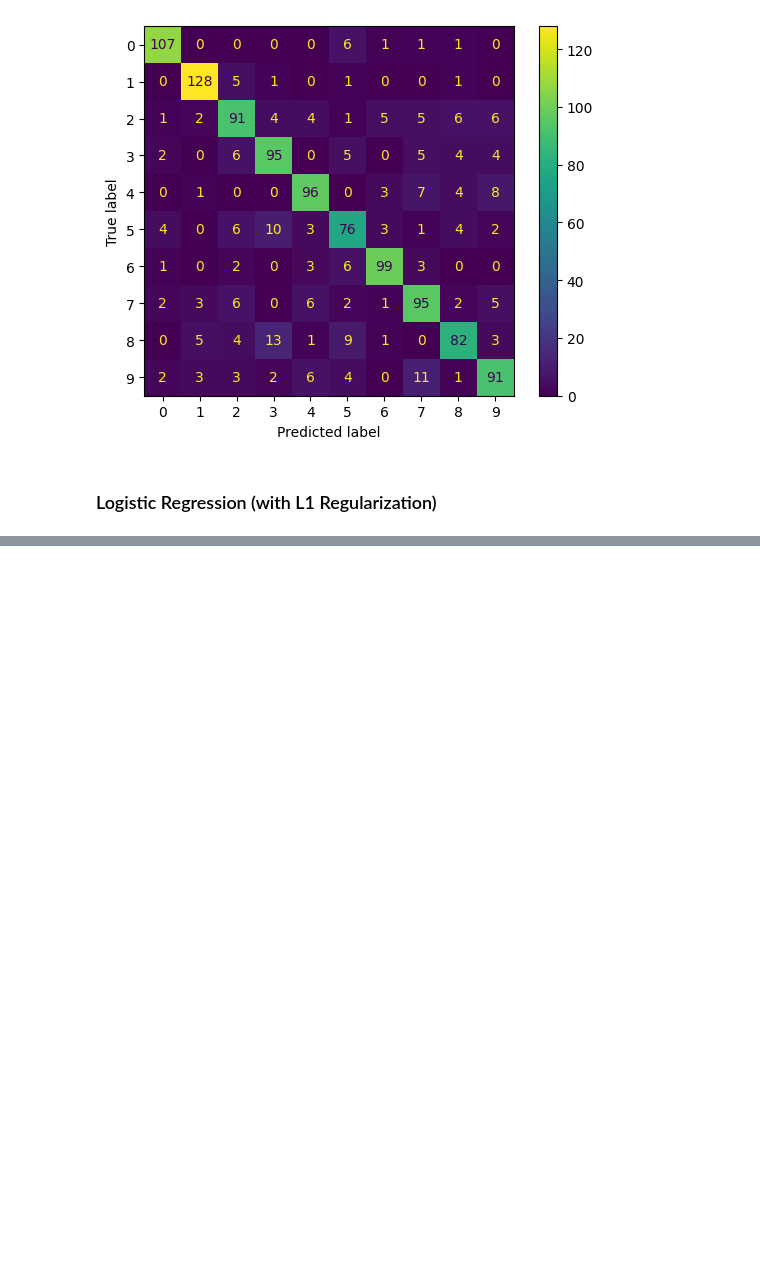
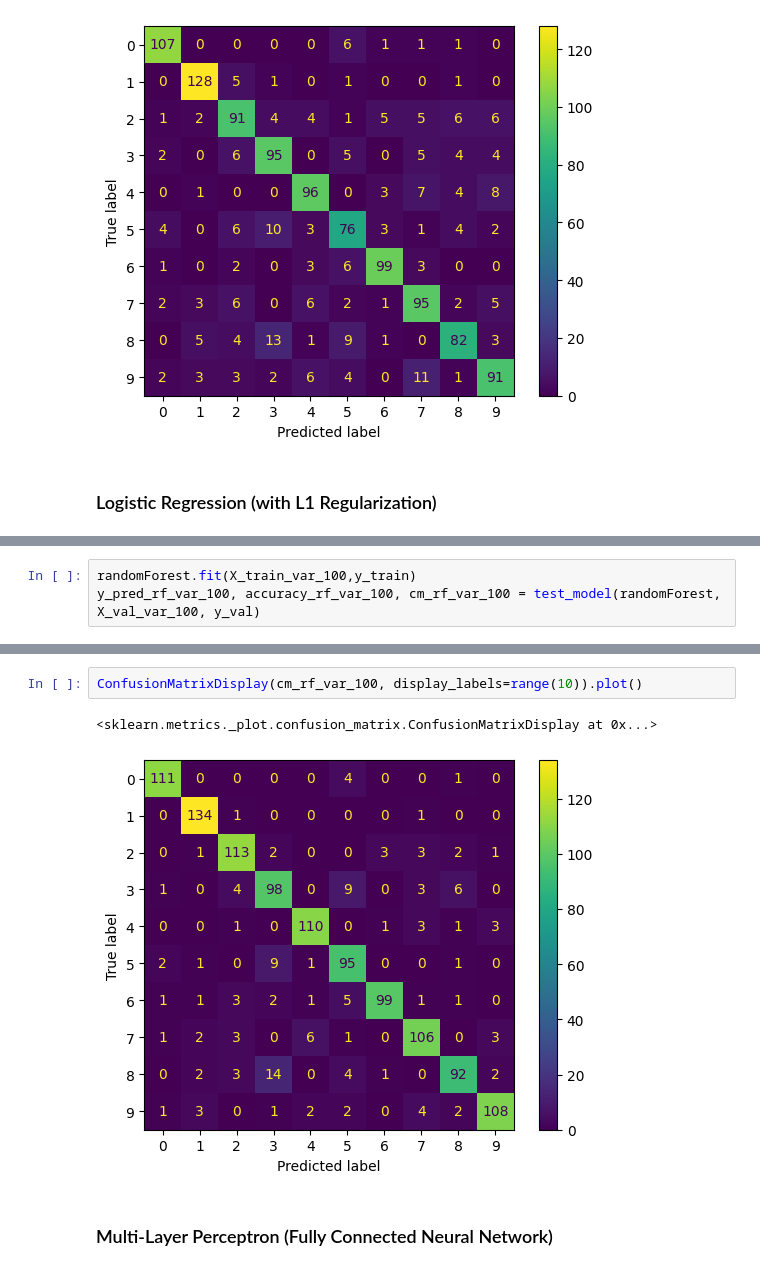
Before and after one commit to ThomasPrins1/MachineLearning_EE, a Jupyter notebook: Project_CE_IMG/project_notebook_with_gpu_accel.ipynb, the cells around one changed output, grey strips where cells are left out. Cells and saved outputs as stored; diff of their text form; blank space fills up the shorter version.

```diff
--- a/Project_CE_IMG/project_notebook_with_gpu_accel.ipynb
+++ b/Project_CE_IMG/project_notebook_with_gpu_accel.ipynb
@@ -644,0 +709,3 @@ C value of best model:  1.0
+# %%
+randomForest.fit(X_train_var_100,y_train)
+y_pred_rf_var_100, accuracy_rf_var_100, cm_rf_var_100 = test_model(randomForest, X_val_var_100, y_val)
@@ -644,0 +733,7 @@ C value of best model:  1.0
+# %%
+ConfusionMatrixDisplay(cm_rf_var_100, display_labels=range(10)).plot()
+# %% [output]
+<sklearn.metrics._plot.confusion_matrix.ConfusionMatrixDisplay at 0x...>
+[figure, added]
+# %% [markdown]
+### Multi-Layer Perceptron (Fully Connected Neural Network)
```
Also changed, not shown: parts of 18 cells of this notebook.
